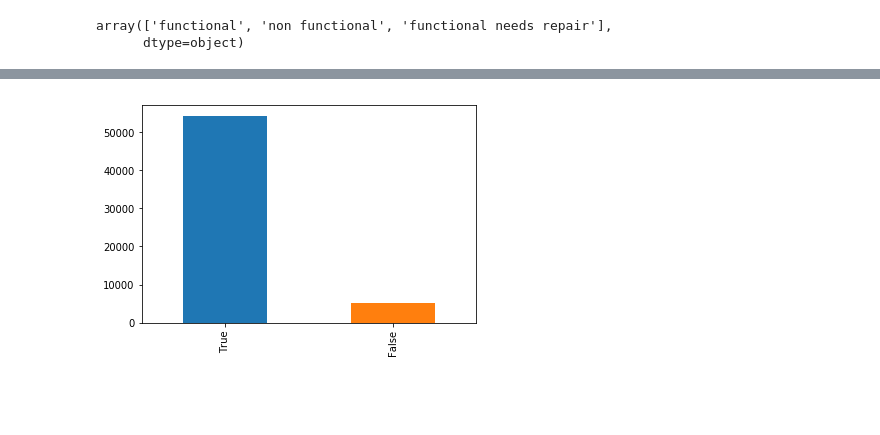
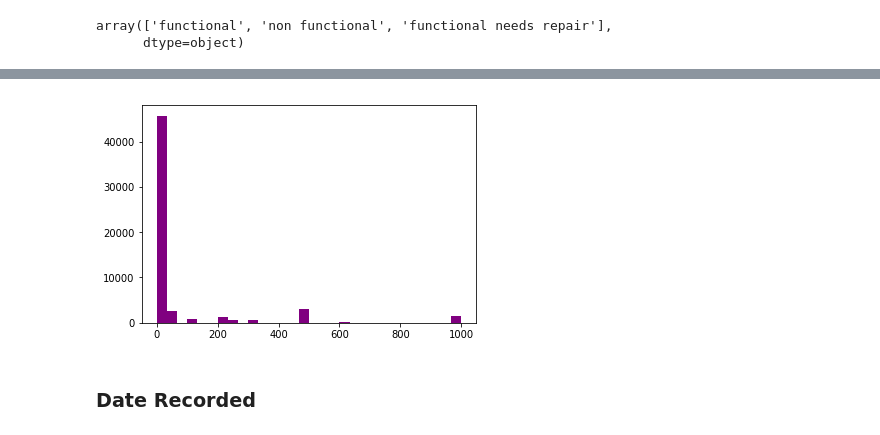
Before and after one commit to MagicMilly/dsc-3-final-project-online-ds-ft-100118, a Jupyter notebook: student.ipynb, the cells around one changed output, grey strips where cells are left out. Drawn from its saved outputs; the diff is of its cells as text; code cells hidden in the pictures; blank space fills up the shorter version.

```diff
--- a/student.ipynb
+++ b/student.ipynb
@@ -198,2 +438,0 @@ feature_df.funder.fillna('Unknown', inplace=True)
-# %%
-feature_df.funder.replace({'0': 'Unknown'}, inplace=True)
@@ -215,2 +438,0 @@ Name: funder, dtype: int64
-# %%
-feature_df.installer.replace({'0': 'Unknown', np.nan: 'Unknown'}, inplace=True)
@@ -232,2 +438,0 @@ Name: installer, dtype: int64
-# %%
-feature_df.subvillage.fillna('Unknown', inplace=True)
@@ -248,2 +438,0 @@ Name: public_meeting, dtype: int64
-# %%
-feature_df.public_meeting.replace({'True': 1, 'False': 0, np.nan: 1}, inplace=True)
@@ -267,4 +439,6 @@ combined_df.head()
-# %%
-feature_df.public_meeting.value_counts().plot(kind='bar');
-# %% [output]
-[figure, removed]
+# %%
+plt.hist(feature_df.amount_tsh, color='purple', range=(0,1000), bins=30);
+# %% [output]
+[figure, added]
+# %% [markdown]
+### Date Recorded
```
Also changed, not shown: parts of 69 cells of this notebook.
